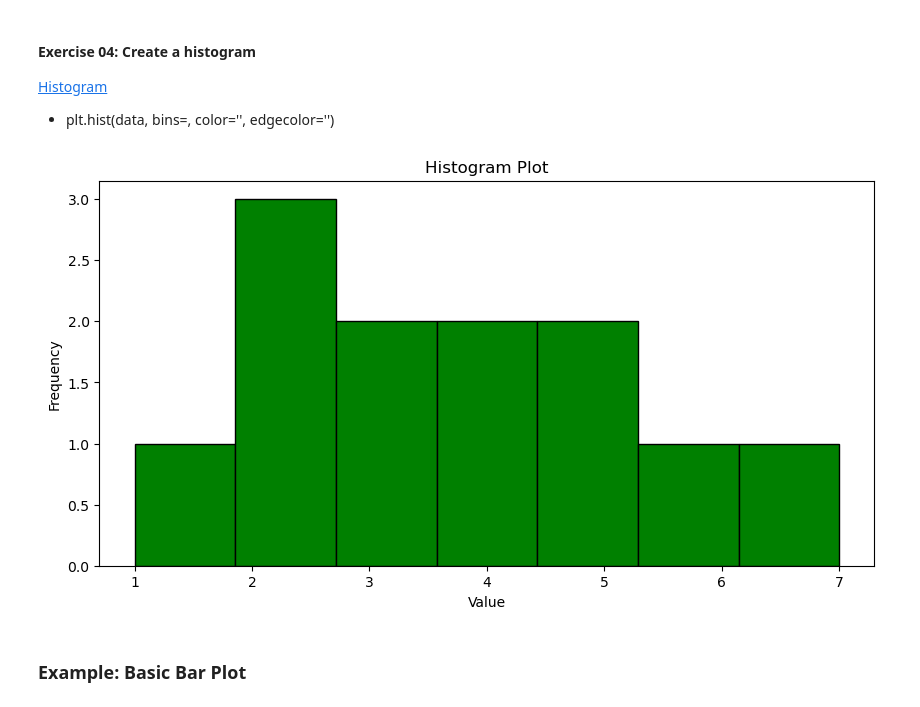
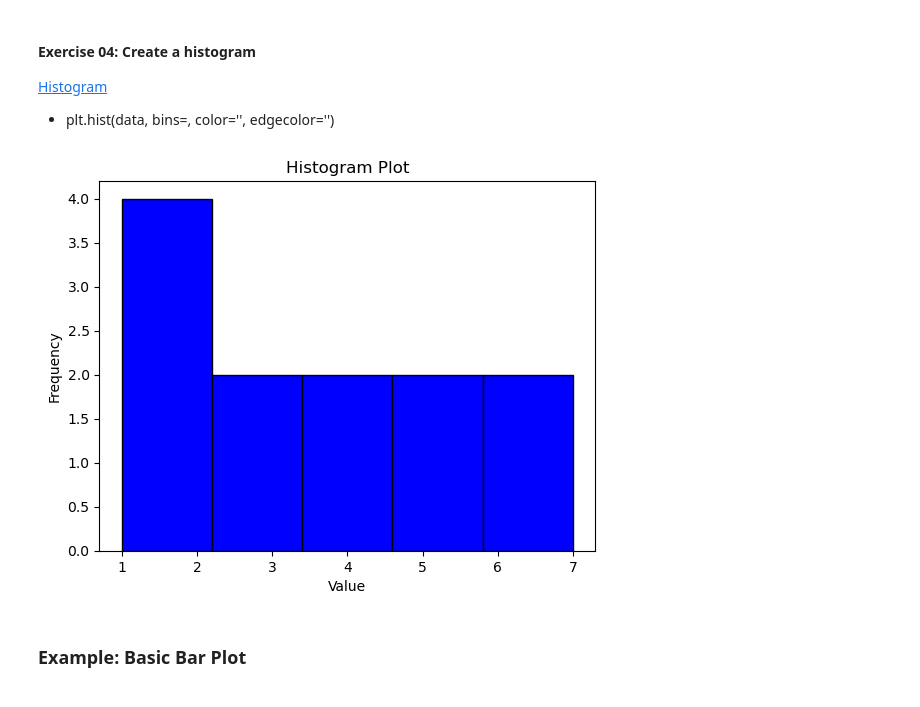
Before and after one commit to gisynw/geog386, a Jupyter notebook: docs/Lectures/Week06_visualization/Student_Week06_visualization.ipynb, the cells around one changed output. Saved outputs shown, nothing was run; the diff lists cells and outputs as text; code cells hidden in the pictures.

```diff
--- a/docs/Lectures/Week06_visualization/Student_Week06_visualization.ipynb
+++ b/docs/Lectures/Week06_visualization/Student_Week06_visualization.ipynb
@@ -189,19 +188,19 @@ plt.show()
 # %%
 # Sample data
 data = [1, 2, 2, 2, 3, 3, 4, 4, 5, 5, 6, 7]
 
 # Create a histogram
 
-
+plt.hist(x=data, bins=5, color='b', edgecolor = 'black')
 
 
 # Customize the plot
 plt.title("Histogram Plot")
 plt.xlabel("Value")
 plt.ylabel("Frequency")
 plt.show()
 # %% [output]
-[figure, old version]
+[figure, new version]
 # %% [markdown]
 ### Example: Basic Bar Plot
 # %%
```
Also changed, not shown: parts of 14 cells of this notebook, 1 other file.
